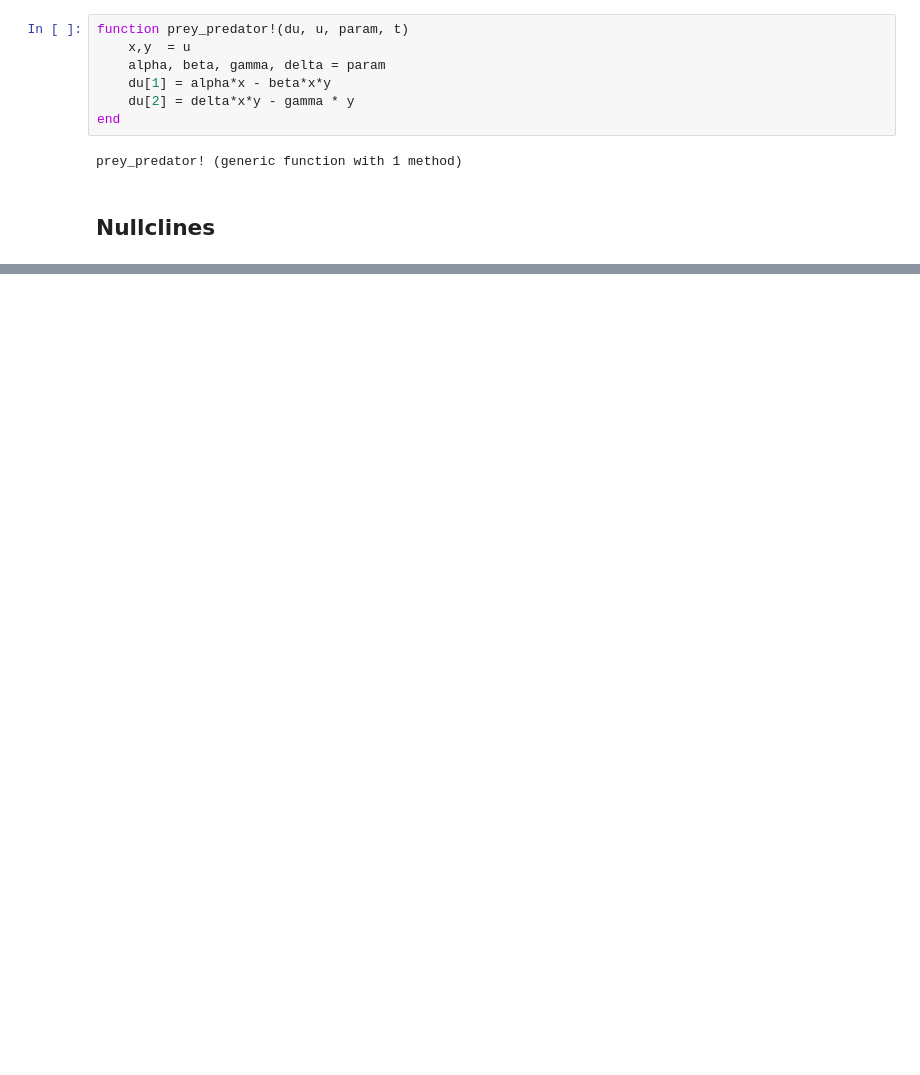
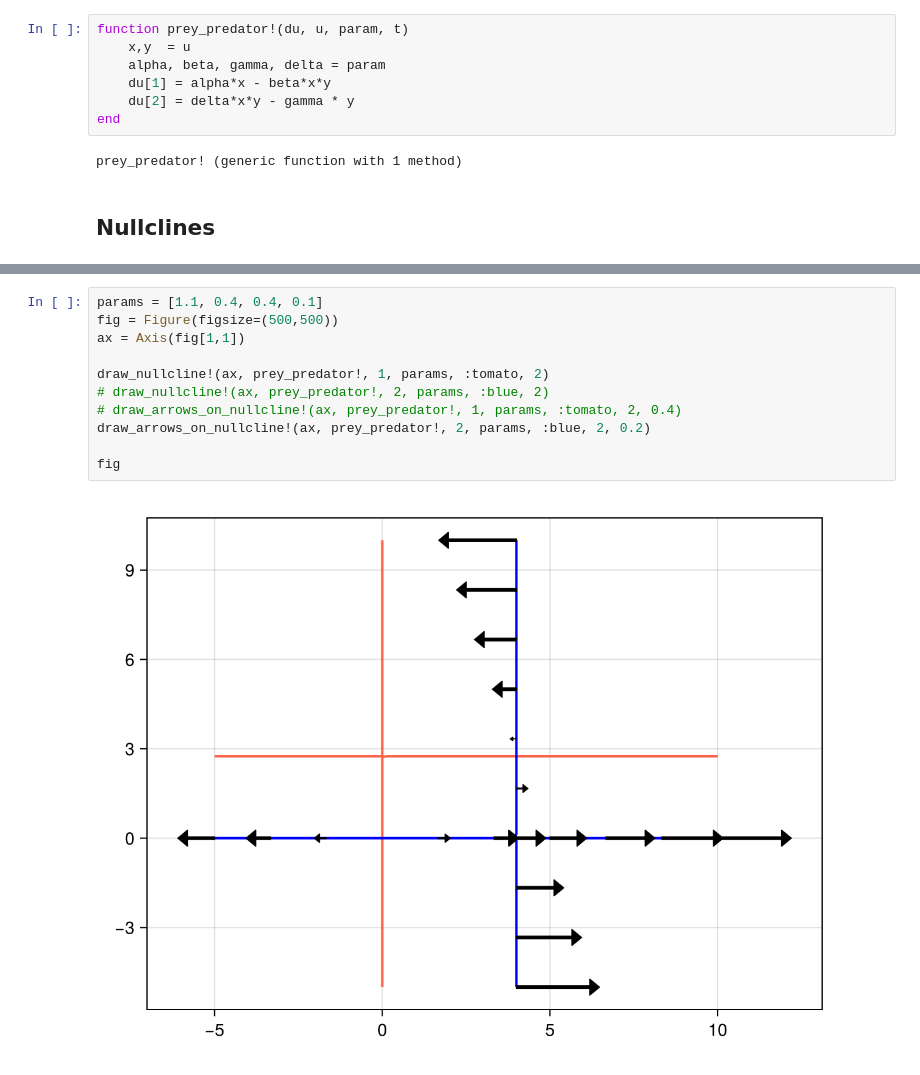
Before and after one commit to arunneru/exploringModelsInBiology, a Jupyter notebook: 2D_Oscillations.ipynb, the cells around one changed output, grey strips where cells are left out. Drawn from its saved outputs; the diff is of its cells as text; blank space fills up the shorter version.

```diff
--- a/2D_Oscillations.ipynb
+++ b/2D_Oscillations.ipynb
@@ -174,0 +106,13 @@ sol.u
+# %%
+params = [1.1, 0.4, 0.4, 0.1]
+fig = Figure(figsize=(500,500))
+ax = Axis(fig[1,1])
+
+draw_nullcline!(ax, prey_predator!, 1, params, :tomato, 2)
+# draw_nullcline!(ax, prey_predator!, 2, params, :blue, 2)
+# draw_arrows_on_nullcline!(ax, prey_predator!, 1, params, :tomato, 2, 0.4)
+draw_arrows_on_nullcline!(ax, prey_predator!, 2, params, :blue, 2, 0.2)
+
+fig
+# %% [output]
+[figure, added]
```
Also changed, not shown: parts of 34 cells of this notebook.
